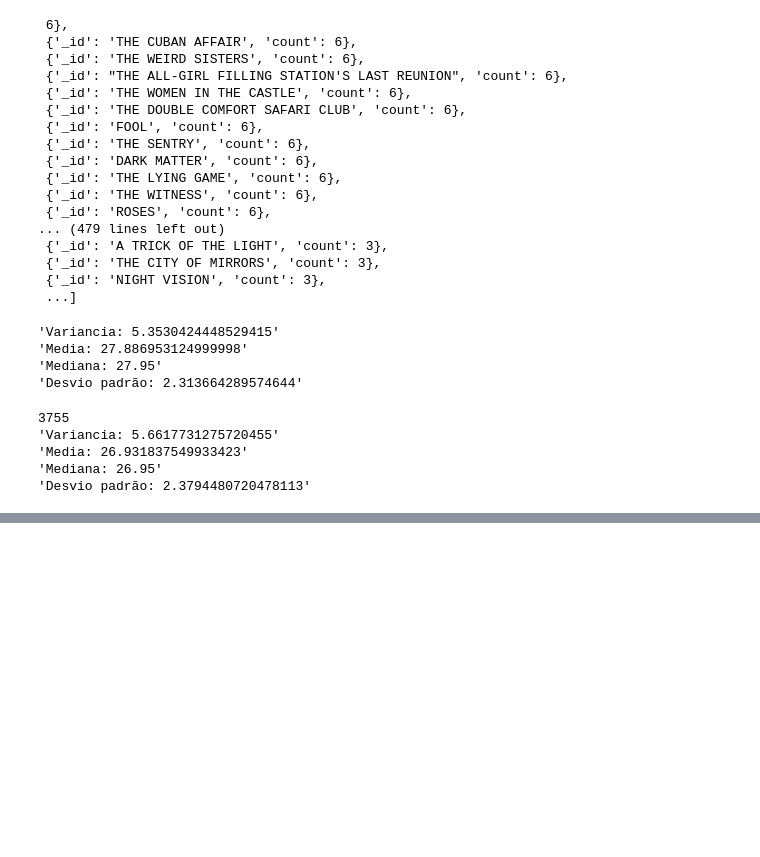
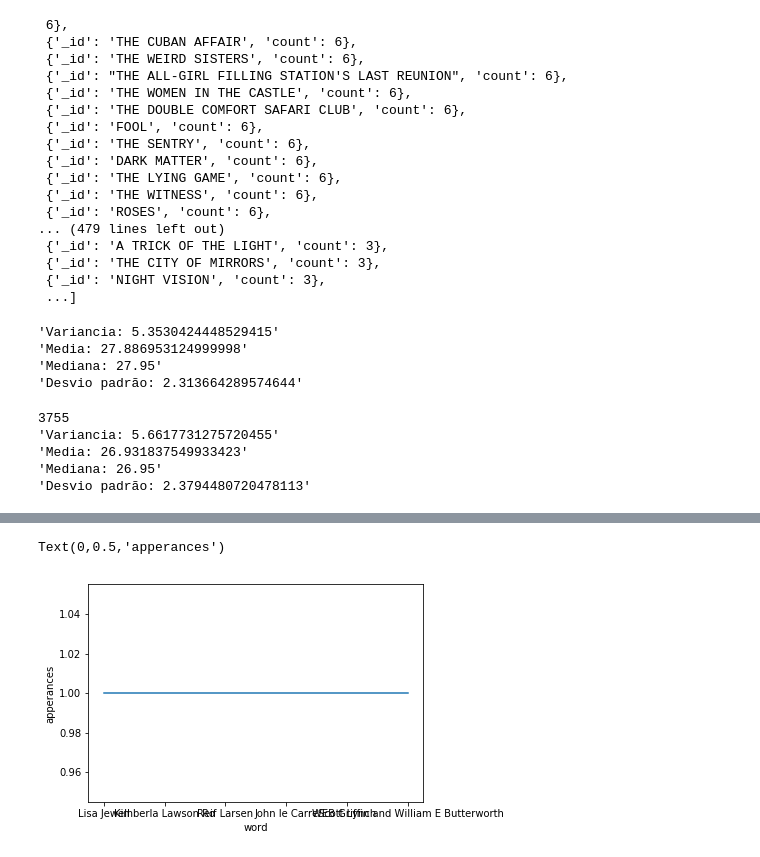
Before and after one commit to gabrielbabler/python-learning, a Jupyter notebook: notebook.ipynb, the cells around one changed output, grey strips where cells are left out. Drawn from its saved outputs; the diff is of its cells as text; code cells hidden in the pictures; blank space fills up the shorter version.

Commit message:
added plots

```diff
--- a/notebook.ipynb
+++ b/notebook.ipynb
@@ -126,12 +167,10 @@ list(result)
 ##Calculating the mean, median, variance and standard deviation
 import statistics
 
-res = db.newyorktimes.find({"rank":1, "price": {
+result = db.newyorktimes.find({"rank":1, "price": {
     "$gt":0
 }}, {"_id":0, "price":1})
 new_list = list(res)
-
-#pprint(new_list)
 
 list_of_prices = []
 for x in range(len(new_list)):
@@ -189,29 +242,28 @@ pprint('Desvio padrão: ' + str(desvio_padrao))
 # %%
 result = db.newyorktimes.find({},{"_id":0, "title":1})
-new_list = list(result)
+new_list_of_titles = list(result)
 
 #pprint(len(new_list))
 
 list_of_words = []
-for x in range(len(new_list)):
-    for y in new_list[x]['title'].split():
+for x in range(len(new_list_of_titles)):
+    for y in new_list_of_titles[x]['title'].split():
         list_of_words.append(y)
 
-unique_list = list(dict.fromkeys(list_of_words))
+list_of_unique_words = list(dict.fromkeys(list_of_words))
 
+##Response formed by: word, number of times it appears
 response = {}
 
-for u in range(len(unique_list)):
+for u in range(len(list_of_unique_words)):
     counter = 0
     for w in range(len(list_of_words)):
-        if(list_of_words[w] == unique_list[u]):
+        if(list_of_words[w] == list_of_unique_words[u]):
             counter = counter + 1
-            #pprint('W: ' + list_of_words[w] + ' + U: ' + unique_list[u] + ' - Counter: ' + str(counter))
-    response[unique_list[u]] = counter
+
+    response[list_of_unique_words[u]] = counter
 
 response_sort = sorted(response.items(), key = lambda x: x[1])
 
-#pprint("Unique words " + len(unique_list))
-#pprint("Total of words: " + len(list_of_words))
 pprint(response_sort)
 # %% [output]
@@ -234,0 +310,24 @@ pprint(response_sort)
+# %%
+import matplotlib.pyplot as plt
+
+plot_x_list = []
+plot_y_list = []
+
+counter = 1
+aux = 0
+for i in range(25):
+    for rs in range(len(response_sort)):
+        aux = aux + 1
+        if(counter < 7 and len(response_sort[len(response_sort)-aux][0]) > 3):
+            plot_x_list.append(response_sort[len(response_sort)-aux][0])
+            plot_y_list.append(response_sort[len(response_sort)-aux][1])
+            counter = counter + 1
+
+
+
+plt.plot(plot_x_list, plot_y_list)
+plt.xlabel('word')
+plt.ylabel('apperances')
+# %% [output]
+Text(0,0.5,'apperances')
+[figure, added]
```
Also changed, not shown: parts of 18 cells of this notebook.
